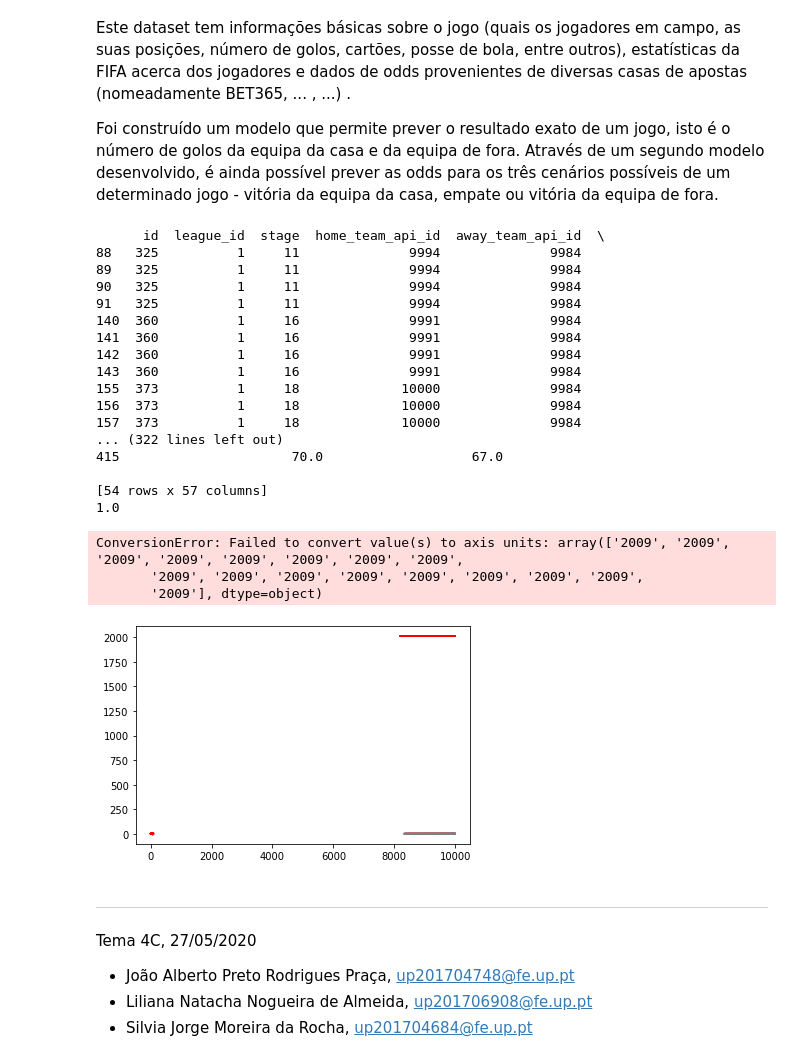
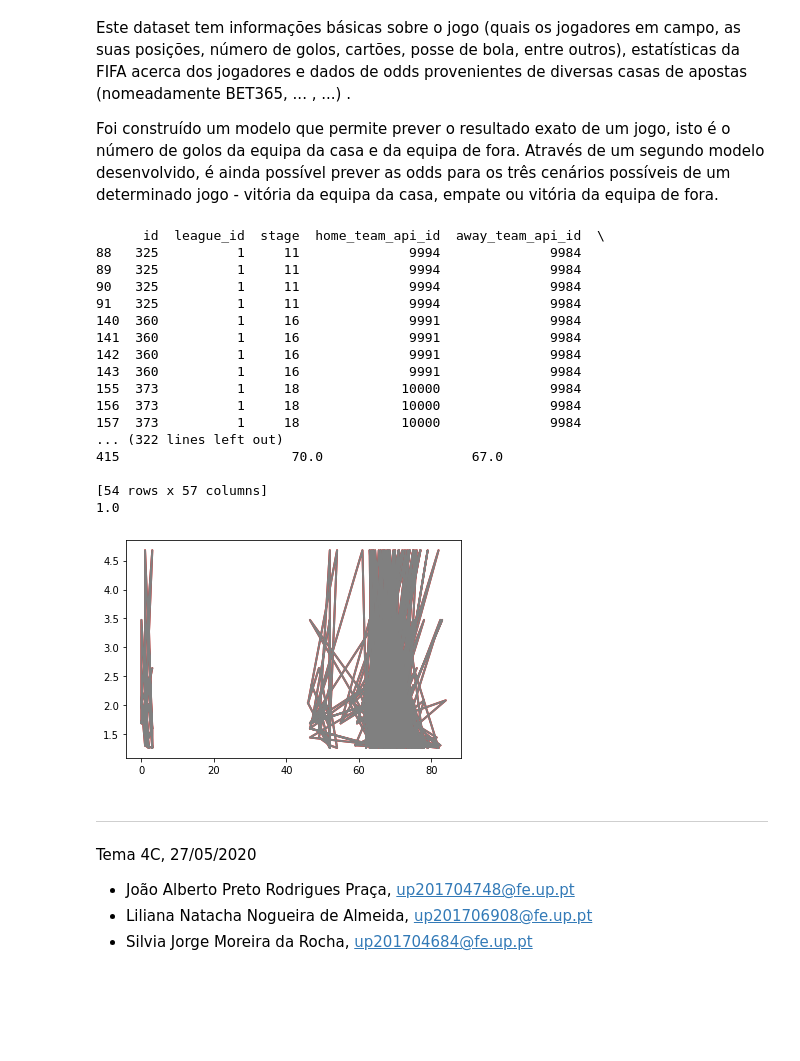
Before and after one commit to jarpraca/IART_1920, a Jupyter notebook: Projeto2/IART_2.ipynb, the cells around one changed output. Saved outputs shown, nothing was run; the diff lists cells and outputs as text; code cells hidden in the pictures; blank space fills up the shorter version.

```diff
--- a/Projeto2/IART_2.ipynb
+++ b/Projeto2/IART_2.ipynb
@@ -119,41 +119,38 @@ X = team_dataset.iloc[:, np.r_[5,6, 11:57]]
 #X = preprocessing.scale(X)
 #X = StandardScaler().fit_transform(X)
 
-Y = team_dataset.iloc[:, 8:11]
+Y = team_dataset.iloc[:, 8]
 #Y = preprocessing.scale(Y)
 #Y = StandardScaler().fit_transform(Y)
 
 
 X_train,X_test,Y_train,Y_test = train_test_split(X,Y,test_size= 0.3)
 
 linear_regression(X_train, Y_train, X_test, Y_test)
 #PCA_call(X, Y, dataset)
 
 
 #home_team_data = get_team_info(match.home_team_api_id, match.date)
 #away_team_data = get_team_info(match.away_team_api_id, match.date)
 # %% [output]
       id  league_id  stage  home_team_api_id  away_team_api_id  \
 88   325          1     11              9994              9984
 89   325          1     11              9994              9984
 90   325          1     11              9994              9984
 91   325          1     11              9994              9984
 140  360          1     16              9991              9984
 141  360          1     16              9991              9984
 142  360          1     16              9991              9984
 143  360          1     16              9991              9984
 155  373          1     18             10000              9984
 156  373          1     18             10000              9984
 157  373          1     18             10000              9984
 ... (322 lines left out)
 415                      70.0                   67.0
 
 [54 rows x 57 columns]
 1.0
-ConversionError: Failed to convert value(s) to axis units: array(['2009', '2009', '2009', '2009', '2009', '2009', '2009', '2009',
-       '2009', '2009', '2009', '2009', '2009', '2009', '2009', '2009',
-       '2009'], dtype=object)
-[figure, old version]
+[figure, new version]
 # %% [markdown]
 ***
 Tema 4C, 27/05/2020
```
Also changed, not shown: 1 other file.
